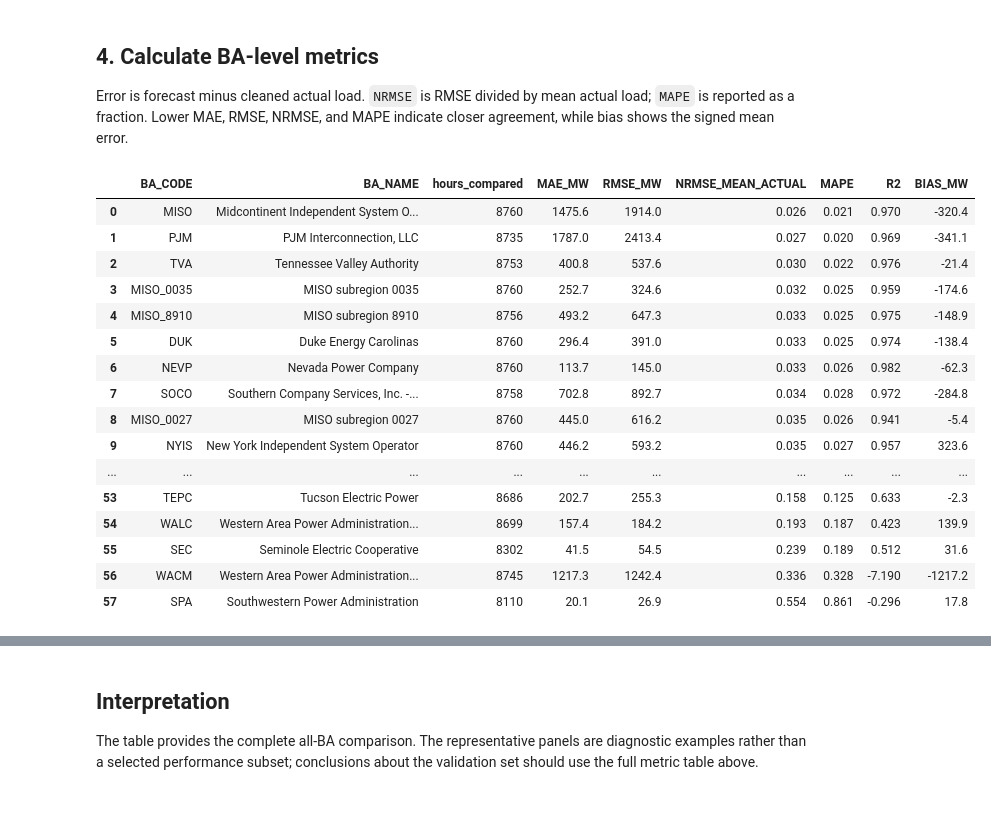
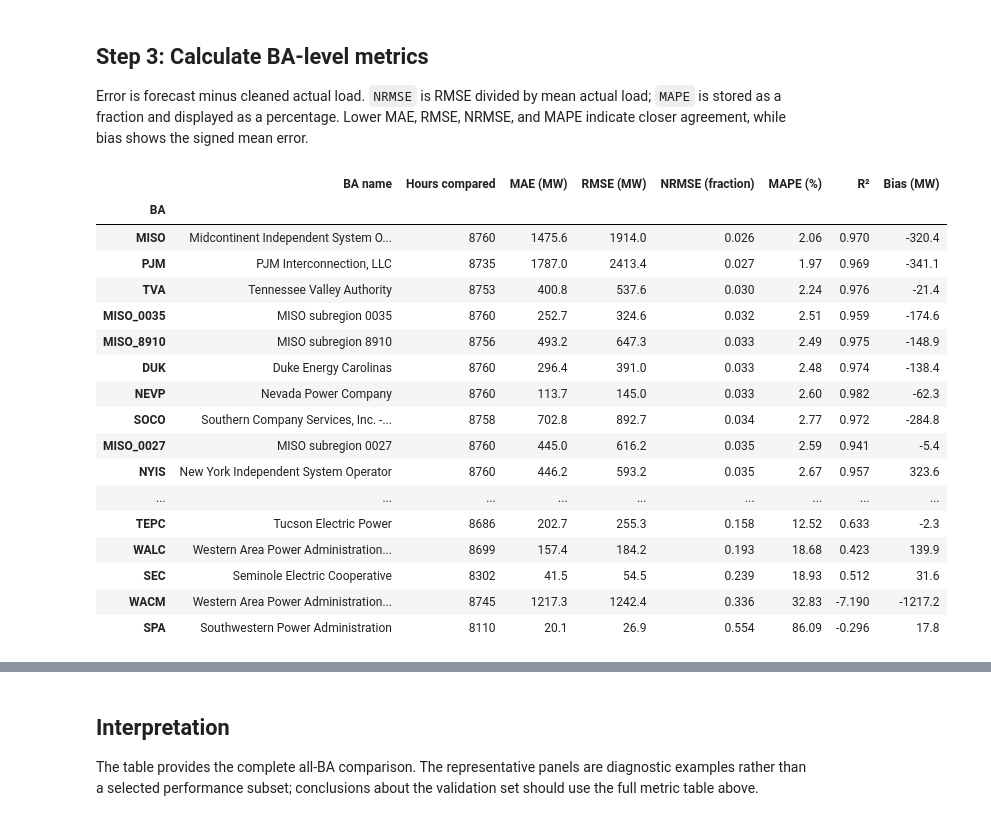
Before and after one commit to charliephillips4201/wxdata-notebooks, a Jupyter notebook: notebooks/validation/all_ba_2023_load_forecast_validation.ipynb, the cells around one changed output, grey strips where cells are left out. Drawn from its saved outputs; the diff is of its cells as text; code cells hidden in the pictures.

```diff
--- a/notebooks/validation/all_ba_2023_load_forecast_validation.ipynb
+++ b/notebooks/validation/all_ba_2023_load_forecast_validation.ipynb
@@ -35,14 +32,17 @@ TELL BA set while omitting entities without usable cleaned 2023 actual-load data
 # %%
 VALIDATION_YEAR = 2023
 EXPECTED_HOURS = 8_760
-METADATA_PATH = SOURCE_INPUT_ROOT / "validation" / "load_forecast" / "ba_2023_validation_metadata.csv"
-
-ba_metadata = pd.read_csv(METADATA_PATH, dtype={"BA_CODE": str, "BA_ID": str, "BA_NAME": str})
+ba_metadata = pd.read_csv(
+    "../../data/validation/load_forecast/ba_2023_validation_metadata.csv",
+    dtype={"BA_CODE": str, "BA_ID": str, "BA_NAME": str},
+)
 required_metadata_columns = {"BA_CODE", "BA_ID", "BA_NAME"}
 if not required_metadata_columns.issubset(ba_metadata.columns):
     raise KeyError(f"BA metadata is missing {sorted(required_metadata_columns - set(ba_metadata.columns))}.")
 if ba_metadata["BA_CODE"].duplicated().any():
     raise AssertionError("The BA validation metadata contains duplicate BA codes.")
 
-ba_metadata
+print(f"Validation set: {len(ba_metadata)} BAs; first five shown.")
+with pd.option_context("display.max_colwidth", None):
+    display(ba_metadata.head())
 # %% [output]
@@ -140,54 +107,71 @@ display(coverage)
 # %% [markdown]
-## 4. Calculate BA-level metrics
+## Step 3: Calculate BA-level metrics
 
 Error is forecast minus cleaned actual load. `NRMSE` is RMSE divided by mean
-actual load; `MAPE` is reported as a fraction. Lower MAE, RMSE, NRMSE, and MAPE
+actual load; `MAPE` is stored as a fraction and displayed as a percentage. Lower MAE, RMSE, NRMSE, and MAPE
 indicate closer agreement, while bias shows the signed mean error.
 # %%
 metric_rows = []
 for ba_code, frame in validation.groupby("BA_CODE", sort=True):
     frame = frame.dropna(subset=["load_actual_mw_clean", "forecast_load_mw"]).copy()
     actual = frame["load_actual_mw_clean"]
-    error = frame["error_mw"]
+    error = frame["forecast_load_mw"] - actual
     nonzero = actual.ne(0)
     rmse = float(np.sqrt(np.mean(np.square(error))))
 
     metric_rows.append(
         {
             "BA_CODE": ba_code,
             "BA_NAME": frame["BA_NAME"].iloc[0],
             "hours_compared": len(frame),
             "MAE_MW": float(error.abs().mean()),
             "RMSE_MW": rmse,
             "NRMSE_MEAN_ACTUAL": rmse / float(actual.mean()),
             "MAPE": float((error.loc[nonzero].abs() / actual.loc[nonzero].abs()).mean()),
             "R2": float(1.0 - np.square(error).sum() / np.square(actual - actual.mean()).sum()),
             "BIAS_MW": float(error.mean()),
         }
     )
 
 metrics = pd.DataFrame(metric_rows).sort_values("NRMSE_MEAN_ACTUAL").reset_index(drop=True)
 numeric_metrics = ["MAE_MW", "RMSE_MW", "NRMSE_MEAN_ACTUAL", "MAPE", "R2", "BIAS_MW"]
 if len(metrics) != len(ba_metadata) or not np.isfinite(metrics[numeric_metrics].to_numpy()).all():
     raise AssertionError("The all-BA metric table is incomplete or contains non-finite values.")
 
-display(metrics.round({"MAE_MW": 1, "RMSE_MW": 1, "NRMSE_MEAN_ACTUAL": 3, "MAPE": 3, "R2": 3, "BIAS_MW": 1}))
+with pd.option_context("display.max_rows", None, "display.max_columns", None, "display.max_colwidth", None):
+    display(
+        metrics.assign(MAPE=metrics["MAPE"] * 100).rename(columns={'BA_CODE': 'BA',
+         'BA_NAME': 'BA name',
+         'hours_compared': 'Hours compared',
+         'MAE_MW': 'MAE (MW)',
+         'RMSE_MW': 'RMSE (MW)',
+         'BIAS_MW': 'Bias (MW)',
+         'NRMSE_MEAN_ACTUAL': 'NRMSE (fraction)',
+         'MAPE': 'MAPE (%)',
+         'R2': 'R²'}).set_index('BA').round({'MAE (MW)': 1,
+         'RMSE (MW)': 1,
+         'Bias (MW)': 1,
+         'NRMSE (fraction)': 3,
+         'MAPE (%)': 2,
+         'R²': 3})
+    )
 # %% [output]
-|  | BA_CODE | BA_NAME | hours_compared | MAE_MW | RMSE_MW | NRMSE_MEAN_ACTUAL | MAPE | R2 | BIAS_MW |
-| 0 | MISO | Midcontinent Independent System O... | 8760 | 1475.6 | 1914.0 | 0.026 | 0.021 | 0.970 | -320.4 |
-| 1 | PJM | PJM Interconnection, LLC | 8735 | 1787.0 | 2413.4 | 0.027 | 0.020 | 0.969 | -341.1 |
-| 2 | TVA | Tennessee Valley Authority | 8753 | 400.8 | 537.6 | 0.030 | 0.022 | 0.976 | -21.4 |
-| 3 | MISO_0035 | MISO subregion 0035 | 8760 | 252.7 | 324.6 | 0.032 | 0.025 | 0.959 | -174.6 |
-| 4 | MISO_8910 | MISO subregion 8910 | 8756 | 493.2 | 647.3 | 0.033 | 0.025 | 0.975 | -148.9 |
-| 5 | DUK | Duke Energy Carolinas | 8760 | 296.4 | 391.0 | 0.033 | 0.025 | 0.974 | -138.4 |
-| 6 | NEVP | Nevada Power Company | 8760 | 113.7 | 145.0 | 0.033 | 0.026 | 0.982 | -62.3 |
-| 7 | SOCO | Southern Company Services, Inc. -... | 8758 | 702.8 | 892.7 | 0.034 | 0.028 | 0.972 | -284.8 |
-| 8 | MISO_0027 | MISO subregion 0027 | 8760 | 445.0 | 616.2 | 0.035 | 0.026 | 0.941 | -5.4 |
-| 9 | NYIS | New York Independent System Operator | 8760 | 446.2 | 593.2 | 0.035 | 0.027 | 0.957 | 323.6 |
-| ... | ... | ... | ... | ... | ... | ... | ... | ... | ... |
-| 53 | TEPC | Tucson Electric Power | 8686 | 202.7 | 255.3 | 0.158 | 0.125 | 0.633 | -2.3 |
-| 54 | WALC | Western Area Power Administration... | 8699 | 157.4 | 184.2 | 0.193 | 0.187 | 0.423 | 139.9 |
-| 55 | SEC | Seminole Electric Cooperative | 8302 | 41.5 | 54.5 | 0.239 | 0.189 | 0.512 | 31.6 |
-| 56 | WACM | Western Area Power Administration... | 8745 | 1217.3 | 1242.4 | 0.336 | 0.328 | -7.190 | -1217.2 |
-| 57 | SPA | Southwestern Power Administration | 8110 | 20.1 | 26.9 | 0.554 | 0.861 | -0.296 | 17.8 |
+|  | BA name | Hours compared | MAE (MW) | RMSE (MW) | NRMSE (fraction) | MAPE (%) | R² | Bias (MW) |
+| BA |  |  |  |  |  |  |  |  |
+| MISO | Midcontinent Independent System O... | 8760 | 1475.6 | 1914.0 | 0.026 | 2.06 | 0.970 | -320.4 |
+| PJM | PJM Interconnection, LLC | 8735 | 1787.0 | 2413.4 | 0.027 | 1.97 | 0.969 | -341.1 |
+| TVA | Tennessee Valley Authority | 8753 | 400.8 | 537.6 | 0.030 | 2.24 | 0.976 | -21.4 |
+| MISO_0035 | MISO subregion 0035 | 8760 | 252.7 | 324.6 | 0.032 | 2.51 | 0.959 | -174.6 |
+| MISO_8910 | MISO subregion 8910 | 8756 | 493.2 | 647.3 | 0.033 | 2.49 | 0.975 | -148.9 |
+| DUK | Duke Energy Carolinas | 8760 | 296.4 | 391.0 | 0.033 | 2.48 | 0.974 | -138.4 |
+| NEVP | Nevada Power Company | 8760 | 113.7 | 145.0 | 0.033 | 2.60 | 0.982 | -62.3 |
+| SOCO | Southern Company Services, Inc. -... | 8758 | 702.8 | 892.7 | 0.034 | 2.77 | 0.972 | -284.8 |
+| MISO_0027 | MISO subregion 0027 | 8760 | 445.0 | 616.2 | 0.035 | 2.59 | 0.941 | -5.4 |
+| NYIS | New York Independent System Operator | 8760 | 446.2 | 593.2 | 0.035 | 2.67 | 0.957 | 323.6 |
+| ... | ... | ... | ... | ... | ... | ... | ... | ... |
+| TEPC | Tucson Electric Power | 8686 | 202.7 | 255.3 | 0.158 | 12.52 | 0.633 | -2.3 |
+| WALC | Western Area Power Administration... | 8699 | 157.4 | 184.2 | 0.193 | 18.68 | 0.423 | 139.9 |
+| SEC | Seminole Electric Cooperative | 8302 | 41.5 | 54.5 | 0.239 | 18.93 | 0.512 | 31.6 |
+| WACM | Western Area Power Administration... | 8745 | 1217.3 | 1242.4 | 0.336 | 32.83 | -7.190 | -1217.2 |
+| SPA | Southwestern Power Administration | 8110 | 20.1 | 26.9 | 0.554 | 86.09 | -0.296 | 17.8 |
 # %% [markdown]
```
Also changed, not shown: parts of 9 cells of this notebook, 36 other files.
